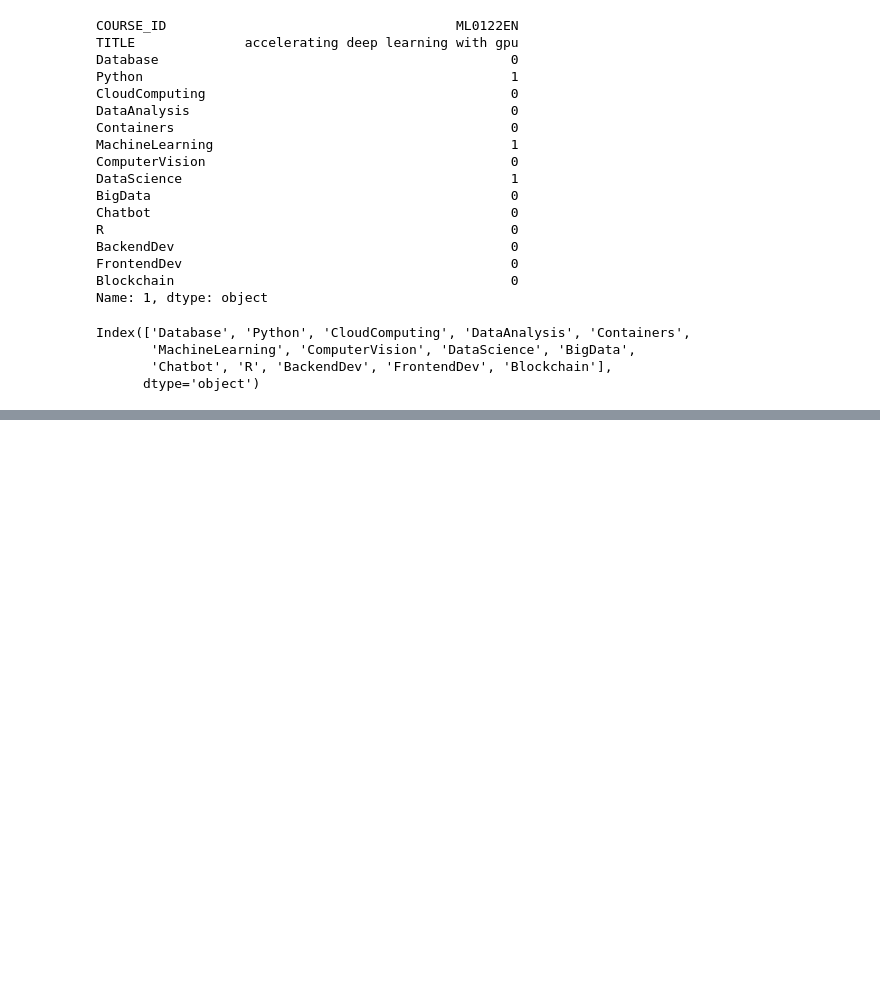
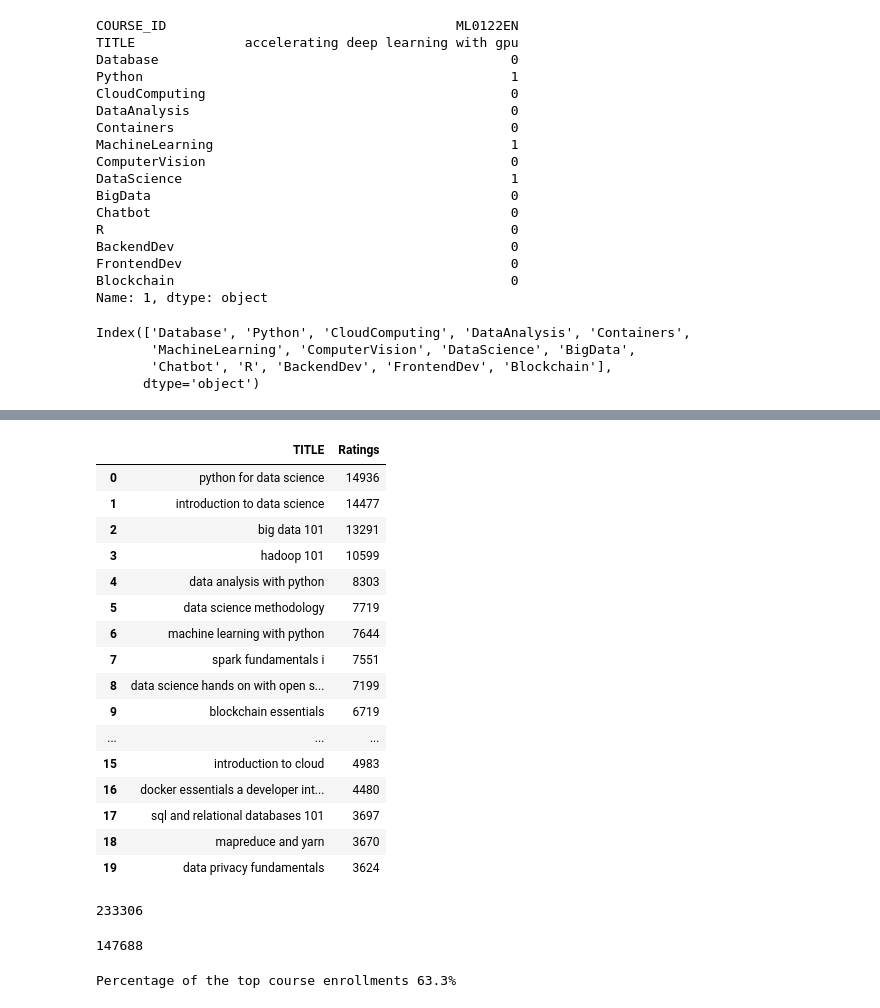
Before and after one commit to jacksonwalters/ibm-ml-cert, a Jupyter notebook: capstone_project/capstone.ipynb, the cells around one changed output, grey strips where cells are left out. Drawn from its saved outputs; the diff is of its cells as text; code cells hidden in the pictures; blank space fills up the shorter version.

```diff
--- a/capstone_project/capstone.ipynb
+++ b/capstone_project/capstone.ipynb
@@ -139,0 +199,2 @@ genre_sums_df.sort_values(by = "Count", ascending=False)
+# %%
+agg_ratings_count_sorted = agg_ratings_count.sort_values(by='Ratings', ascending=False).reset_index(drop=True)
@@ -139,0 +217,30 @@ genre_sums_df.sort_values(by = "Count", ascending=False)
+# %%
+rated_courses = pd.merge(agg_ratings_count_sorted,course_df[['COURSE_ID', 'TITLE']],how='left', left_on='course', right_on='COURSE_ID')
+# %%
+top_20_rated_courses = rated_courses[:20]
+# %%
+top_20_rated_courses[['TITLE','Ratings']]
+# %% [output]
+|  | TITLE | Ratings |
+| 0 | python for data science | 14936 |
+| 1 | introduction to data science | 14477 |
+| 2 | big data 101 | 13291 |
+| 3 | hadoop 101 | 10599 |
+| 4 | data analysis with python | 8303 |
+| 5 | data science methodology | 7719 |
+| 6 | machine learning with python | 7644 |
+| 7 | spark fundamentals i | 7551 |
+| 8 | data science hands on with open s... | 7199 |
+| 9 | blockchain essentials | 6719 |
+| ... | ... | ... |
+| 15 | introduction to cloud | 4983 |
+| 16 | docker essentials a developer int... | 4480 |
+| 17 | sql and relational databases 101 | 3697 |
+| 18 | mapreduce and yarn | 3670 |
+| 19 | data privacy fundamentals | 3624 |
+# %%
+# Get the total course enrollments again
+total = ratings_df.shape[0]
+total
+# %% [output]
+233306
@@ -139,0 +249,8 @@ genre_sums_df.sort_values(by = "Count", ascending=False)
+# %%
+top_enrollments = sum(top_20_rated_courses['Ratings'].values); top_enrollments
+# %% [output]
+147688
+# %%
+print(f"Percentage of the top course enrollments {round((top_enrollments * 100)/total, 2)}%")
+# %% [output]
+Percentage of the top course enrollments 63.3%
```
Also changed, not shown: parts of 13 cells of this notebook.
